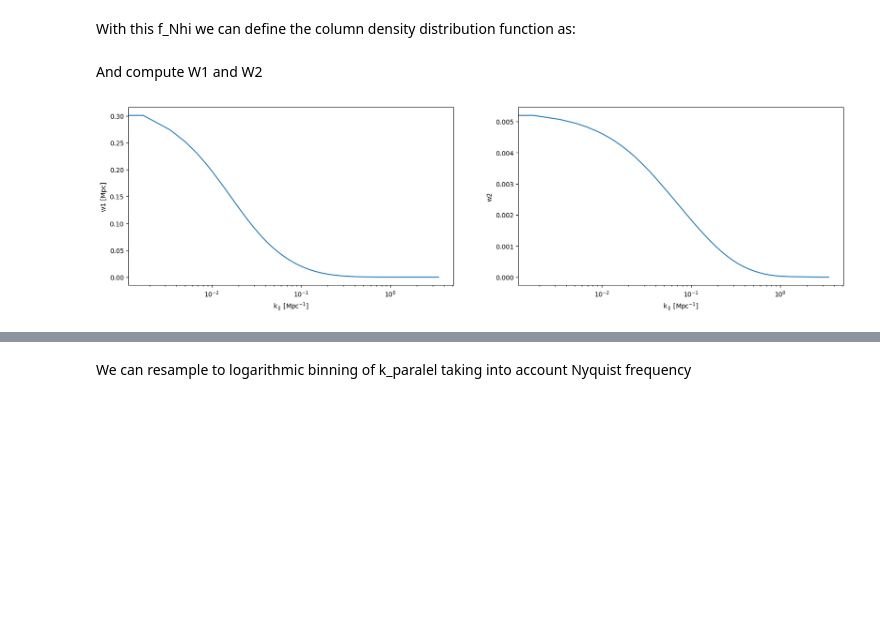
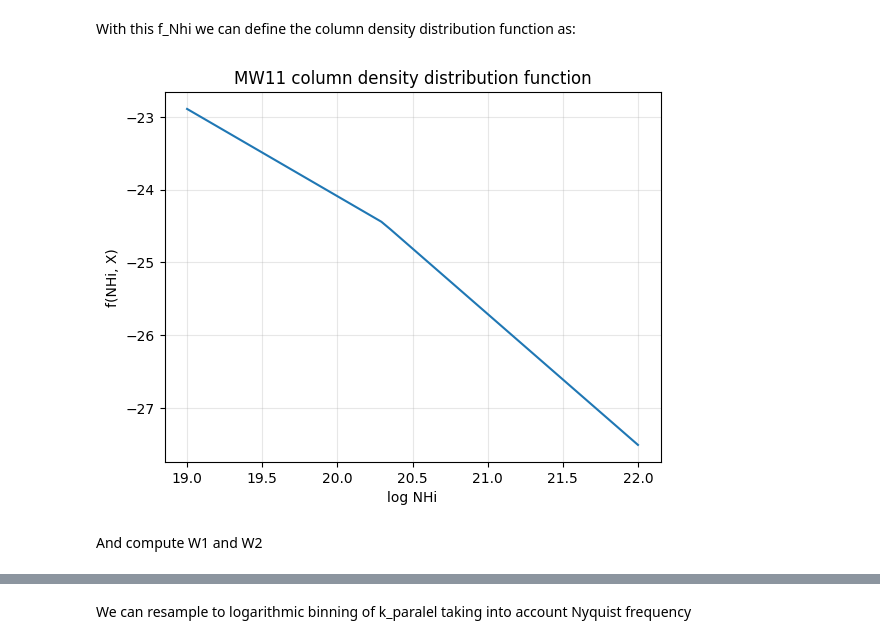
Before and after one commit to andreufont/astrid_hcd, a Jupyter notebook: MW11model/PowerSpectrum.ipynb, the cells around one changed output, grey strips where cells are left out. Cells and saved outputs as stored; diff of their text form; code cells hidden in the pictures; blank space fills up the shorter version.

```diff
--- a/MW11model/PowerSpectrum.ipynb
+++ b/MW11model/PowerSpectrum.ipynb
@@ -47,13 +47,11 @@ The parameters b1 and b2 are given in the paper. k1 and k2 are determinated so t
 k1, b1 = 280.14, -1.2
 k2, b2 = 4.24e14, -1.8
 
-colden1, colden2 = 10**(np.linspace(19, 20.3, 100)), 10**(np.linspace(20.3, 22, 100))
-cddf1, cddf2 = f_Nhi(colden1, k1, b1), f_Nhi(colden2, k2, b2)
+NHirange_mw11 = np.logspace(np.log10(19), np.log10(22))
+colden1, colden2 = NHirange_mw11[NHirange_mw11 < 20.3], NHirange_mw11[NHirange_mw11 >= 20.3]
+fnhi_mw11 = np.concatenate([f_Nhi(10**colden1, k1, b1), f_Nhi(10**colden2, k2, b2)])
 
-NHirange_mw11 = np.concatenate([colden1, colden2])
-fnhi_mw11 = np.concatenate([cddf1, cddf2])
-
-plt.plot(np.log10(NHirange_mw11), np.log10(fnhi_mw11))
+plt.plot(NHirange_mw11, np.log10(fnhi_mw11))
 plt.xlabel('log NHi')
 plt.ylabel('f(NHi, X)')
 plt.title('MW11 column density distribution function')
@@ -63,9 +61,15 @@ plt.grid(alpha=0.3);
 # %% [markdown]
 With this f_Nhi we can define the column density distribution function as:
 # %%
-H_z = 100*hubble*np.sqrt(omegal + omegab*((1+z)**3))  # kms^-1 Mpc^-1
 c_kms = constants.speed_light*1e-3  # kms^-1
-factor = np.sqrt((1+z)/omegam)
-cddf_mw11 = fnhi_mw11*factor*H_z/c_kms
+cddf_mw11 = fnhi_mw11*100*hubble*((1+z)**2)/c_kms
+
+plt.plot(NHirange_mw11, np.log10(cddf_mw11))
+plt.xlabel('log NHi')
+plt.ylabel('f(NHi, X)')
+plt.title('MW11 column density distribution function')
+plt.grid(alpha=0.3);
+# %% [output]
+[figure, added]
 # %% [markdown]
 And compute W1 and W2
@@ -90,16 +75,0 @@ w2 = np.trapezoid(w2_int, NHirange_mw11, axis=0)
-# %%
-plt.figure(figsize=(20, 5))
-
-plt.subplot(1, 2, 1)
-plt.plot(k_w1w2, w1, label='w1')
-plt.ylabel(r'w1 [Mpc]')
-plt.xscale('log')
-plt.xlabel(r'k$_\parallel$ [Mpc$^{-1}$]');
-
-plt.subplot(1, 2, 2)
-plt.plot(k_w1w2, w2, label='w2')
-plt.ylabel(r'w2')
-plt.xscale('log')
-plt.xlabel(r'k$_\parallel$ [Mpc$^{-1}$]');
-# %% [output]
-[figure, removed]
```
Also changed, not shown: parts of 16 cells of this notebook, 1 other file.
